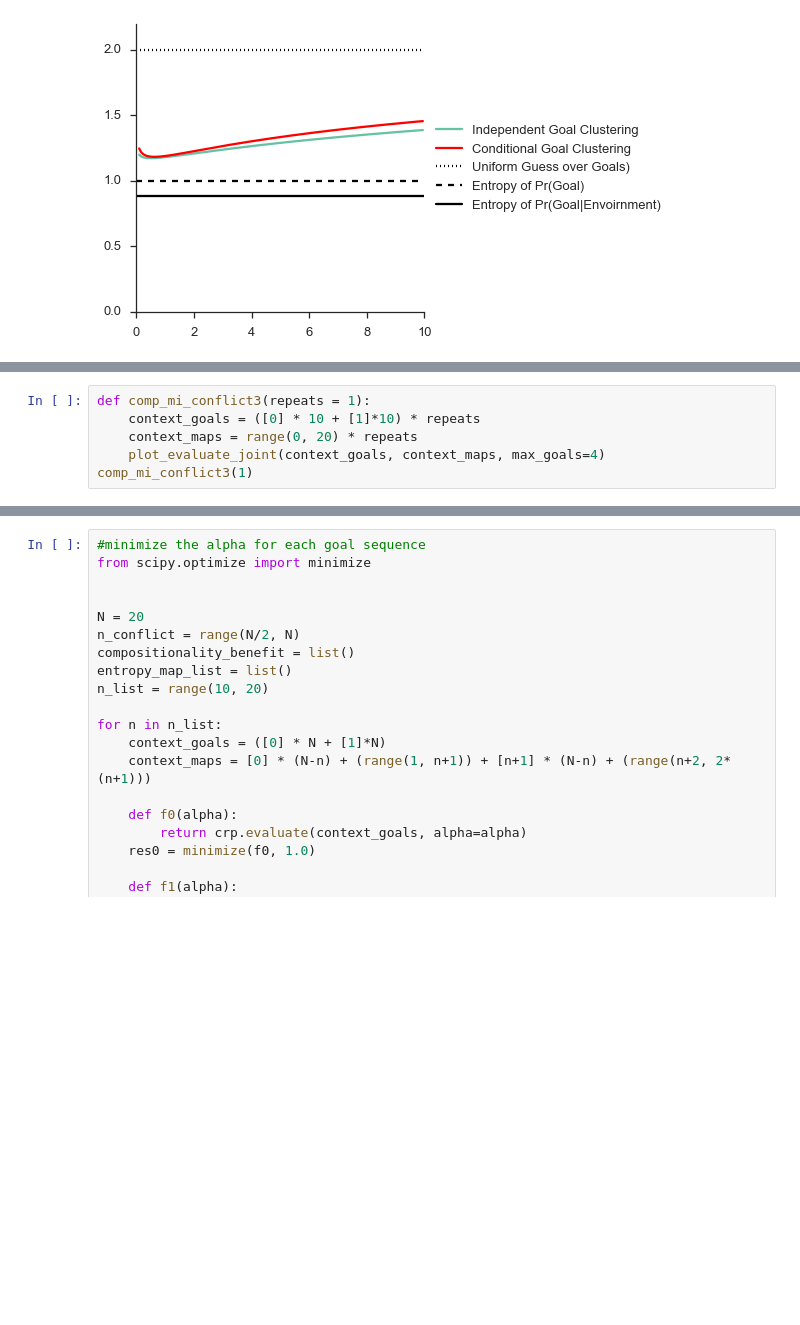
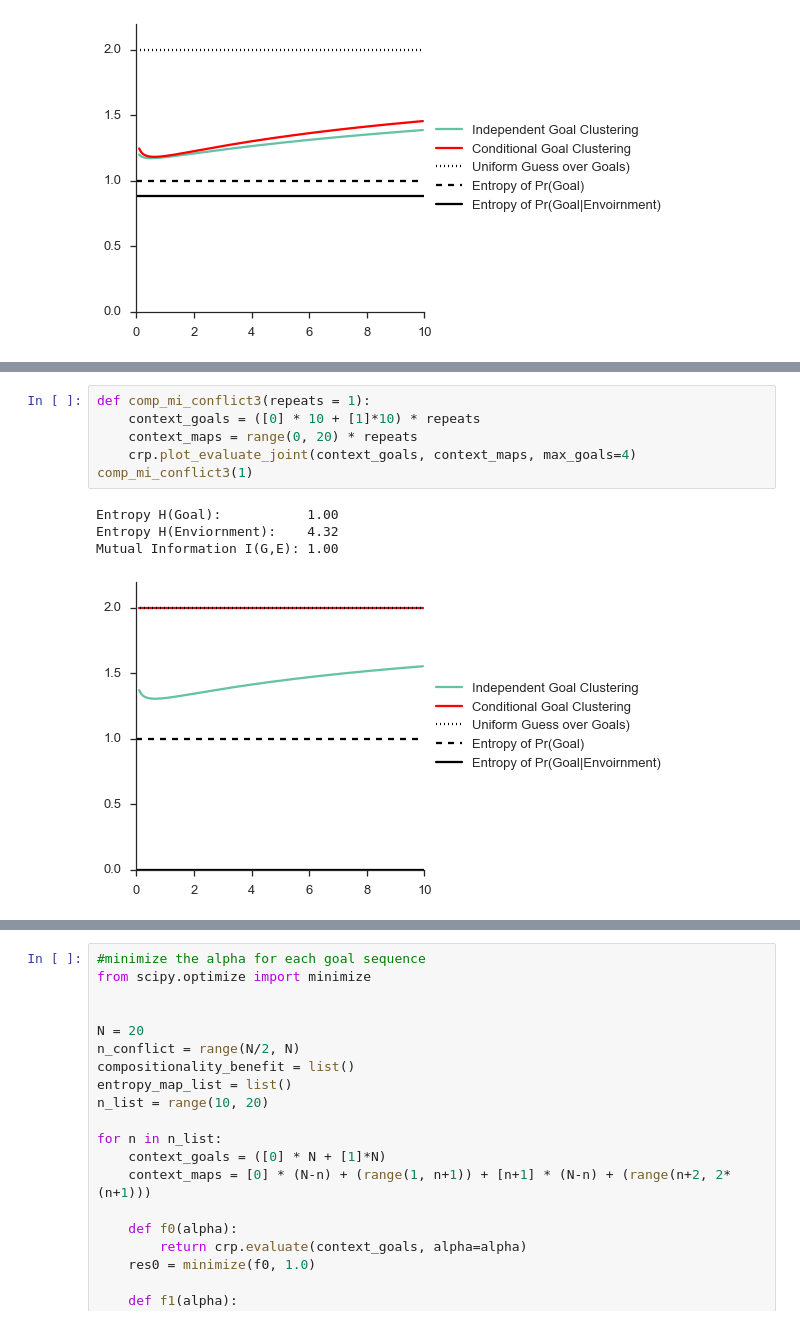
Before and after one commit to nicktfranklin/IndependentClusters, a Jupyter notebook: NormativeAnalysis.ipynb, the cells around one changed output, grey strips where cells are left out. Cells and saved outputs as stored; diff of their text form; blank space fills up the shorter version.

```diff
--- a/NormativeAnalysis.ipynb
+++ b/NormativeAnalysis.ipynb
@@ -250,8 +261,13 @@ comp_mi_conflict2(20, 11)
 # %%
 def comp_mi_conflict3(repeats = 1):
     context_goals = ([0] * 10 + [1]*10) * repeats
     context_maps = range(0, 20) * repeats
-    plot_evaluate_joint(context_goals, context_maps, max_goals=4)
+    crp.plot_evaluate_joint(context_goals, context_maps, max_goals=4)
 comp_mi_conflict3(1)
+# %% [output]
+Entropy H(Goal):           1.00
+Entropy H(Enviornment):    4.32
+Mutual Information I(G,E): 1.00
+[figure, added]
 # %%
 comp_mi_conflict3(2)
```
Also changed, not shown: parts of 19 cells of this notebook.
